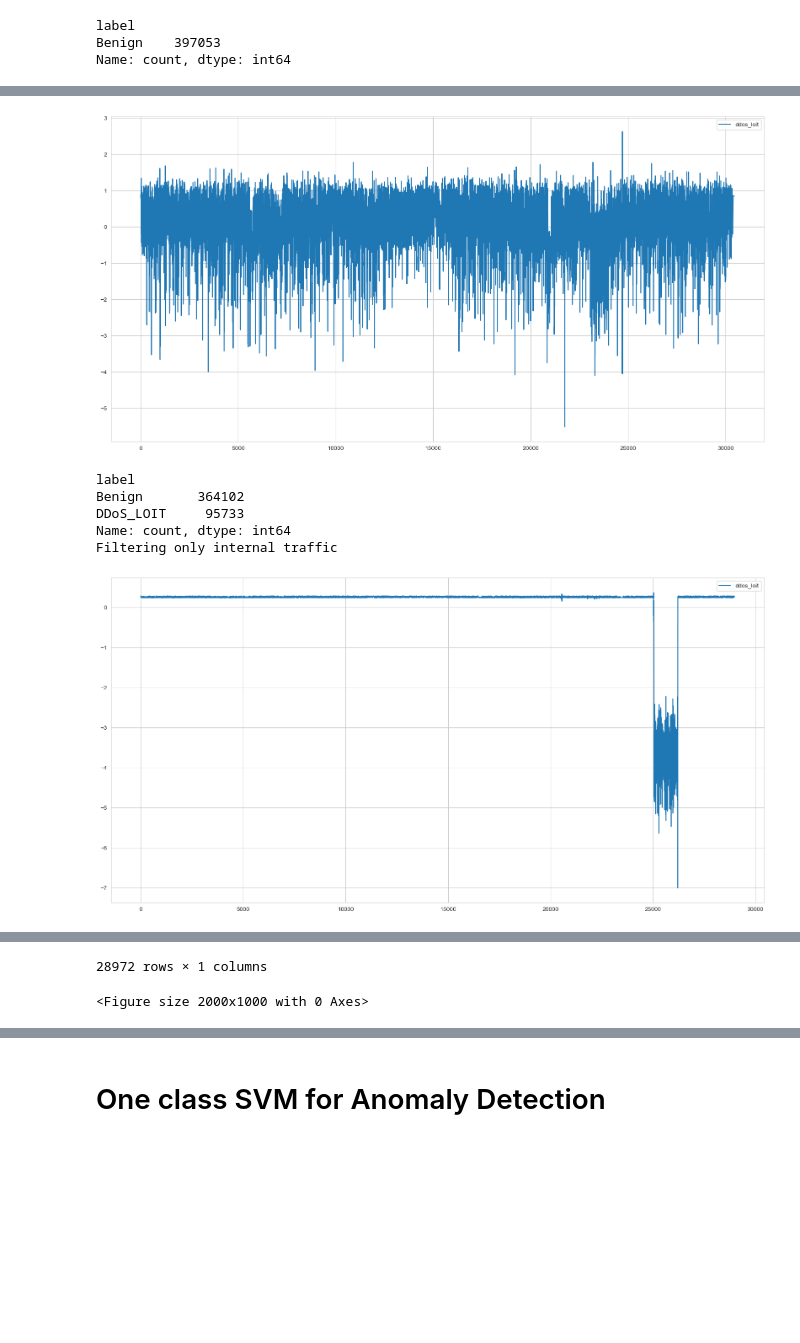
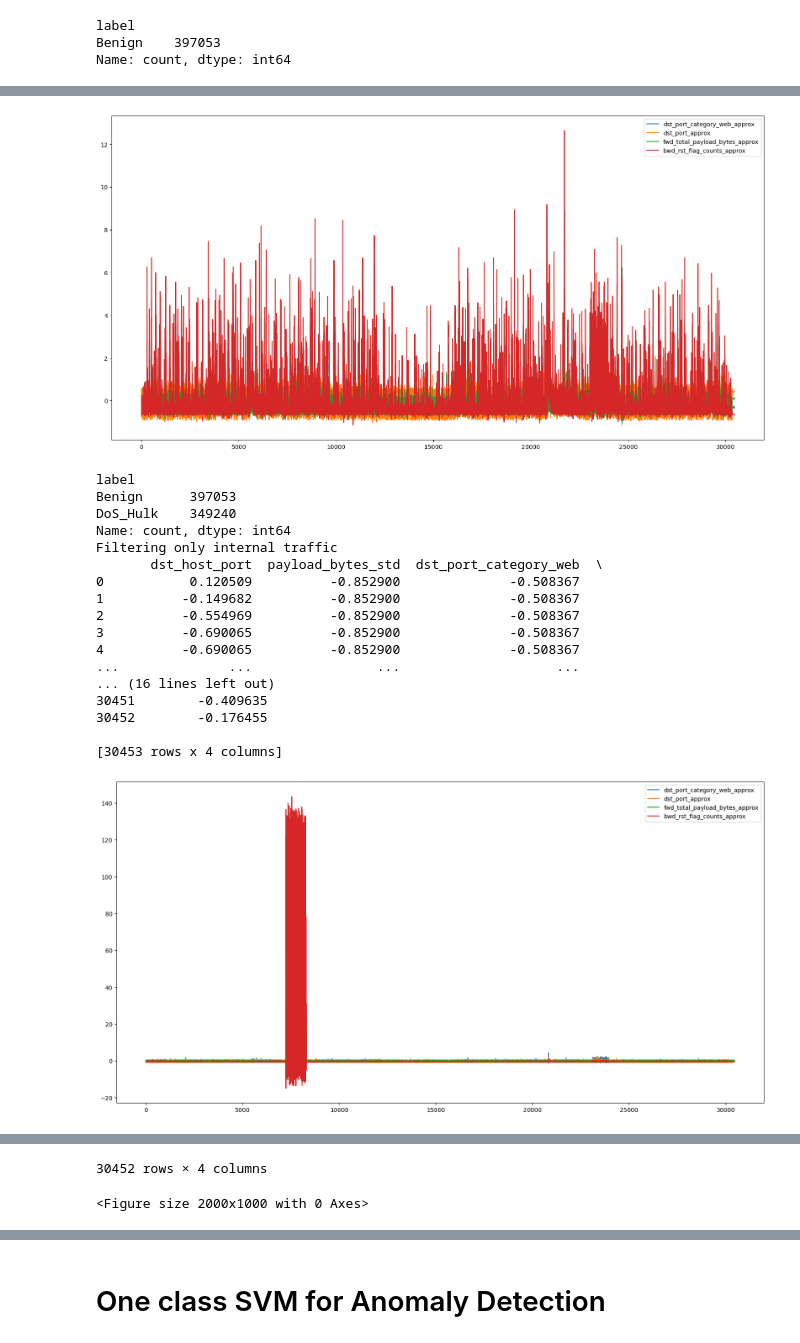
Before and after one commit to stanislav-pavliuk/wavelets-intrusion-detection, a Jupyter notebook: Intrusion-detection-ocsvm.ipynb, the cells around one changed output, grey strips where cells are left out. Drawn from its saved outputs; the diff is of its cells as text; code cells hidden in the pictures; blank space fills up the shorter version.

```diff
--- a/Intrusion-detection-ocsvm.ipynb
+++ b/Intrusion-detection-ocsvm.ipynb
@@ -93,39 +113,53 @@ X = dwt_df
 
 plt.figure(figsize=(20, 10))
 plt.plot(X)
 plt.legend(dwt_df.columns)
 plt.show()
 
 def data_by_date_and_labels(data, date, labels = None):
     if labels is None:
         return data.loc[date]
     return data.loc[date].loc[data.loc[date].label.isin(labels)]
 
 # Load malicious data
-# mal_df = data_by_date_and_labels(data, '2017-07-05', ['Benign', 'DoS_Hulk'])
+mal_df = data_by_date_and_labels(data, '2017-07-05', ['Benign', 'DoS_Hulk'])
 # mal_df = data_by_date_and_labels(data, '2017-07-05', ['DoS_Hulk'])
-mal_df = data_by_date_and_labels(data, '2017-07-07', ['Benign', 'DDoS_LOIT'])
+# mal_df = data_by_date_and_labels(data, '2017-07-07', ['Benign', 'DDoS_LOIT', 'Port_Scan'])
+# , 'Botnet_ARES'
 # mal_df = data_by_date_and_labels(data, '2017-07-05')
 
 print(mal_df.label.value_counts())
 
 X_test, y_true = util.preprocess(mal_df, data_scaler.transform, all=False)
 
 plt.figure(figsize=(20, 10))
+# plt.plot(X_test['fwd_total_payload_bytes_rolling_variance'])
 plt.plot(X_test)
 plt.legend(dwt_df.columns)
 plt.show()
 
 display(X_test)
 
 plt.figure(figsize=(20, 10))
 # plt.legend(dwt_df.columns)
 plt.show()
 # %% [output]
-[figure, old version]
+[figure, new version]
 label
-Benign       364102
-DDoS_LOIT     95733
+Benign      397053
+DoS_Hulk    349240
 Name: count, dtype: int64
 Filtering only internal traffic
+       dst_host_port  payload_bytes_std  dst_port_category_web  \
+0           0.120509          -0.852900              -0.508367
+1          -0.149682          -0.852900              -0.508367
+2          -0.554969          -0.852900              -0.508367
+3          -0.690065          -0.852900              -0.508367
+4          -0.690065          -0.852900              -0.508367
+...              ...                ...                    ...
+... (16 lines left out)
+30451        -0.409635
+30452        -0.176455
+
+[30453 rows x 4 columns]
-[figure, old version]
+[figure, new version]
@@ -144,2 +178,2 @@ Filtering only internal traffic
-28972 rows × 1 columns
+30452 rows × 4 columns
 <Figure size 2000x1000 with 0 Axes>
```
Also changed, not shown: parts of 13 cells of this notebook, 3 other files.
